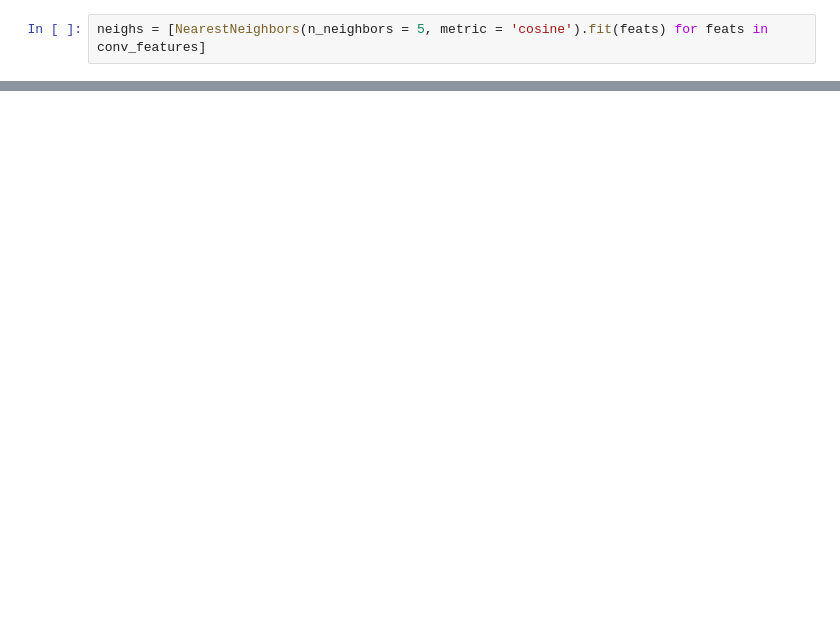
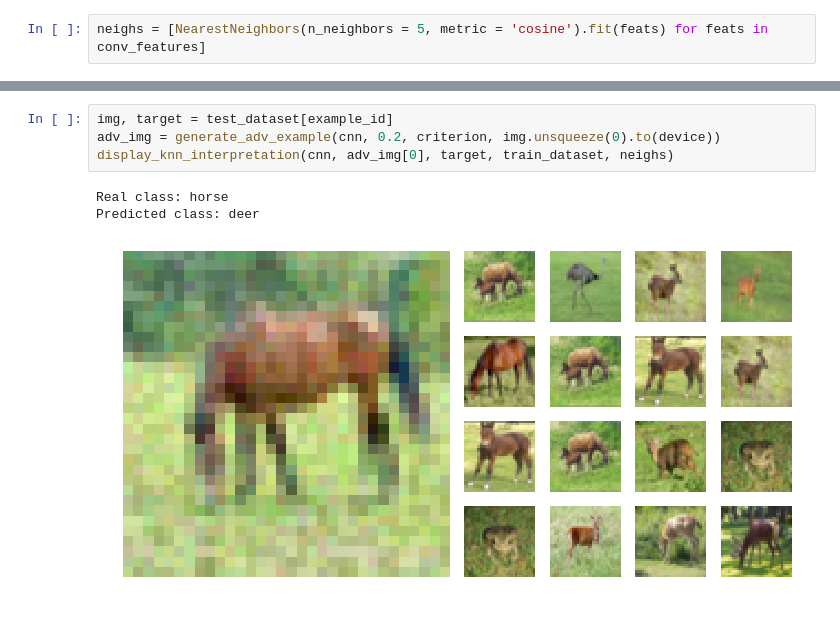
Before and after one commit to rodgzilla/machine_learning_deep_knn, a Jupyter notebook: nbs/CIFAR-10 experiments.ipynb, the cells around one changed output, grey strips where cells are left out. Drawn from its saved outputs; the diff is of its cells as text; blank space fills up the shorter version.

```diff
--- a/nbs/CIFAR-10 experiments.ipynb
+++ b/nbs/CIFAR-10 experiments.ipynb
@@ -429,0 +340,8 @@ tensor([[ 1.8808,  1.3183, -0.3169, -1.5542, -2.9855, -3.0926, -2.4158, -2.1034,
+# %%
+img, target = test_dataset[example_id]
+adv_img = generate_adv_example(cnn, 0.2, criterion, img.unsqueeze(0).to(device))
+display_knn_interpretation(cnn, adv_img[0], target, train_dataset, neighs)
+# %% [output]
+Real class: horse
+Predicted class: deer
+[figure, added]
```
Also changed, not shown: parts of 22 cells of this notebook, 1 other file.
